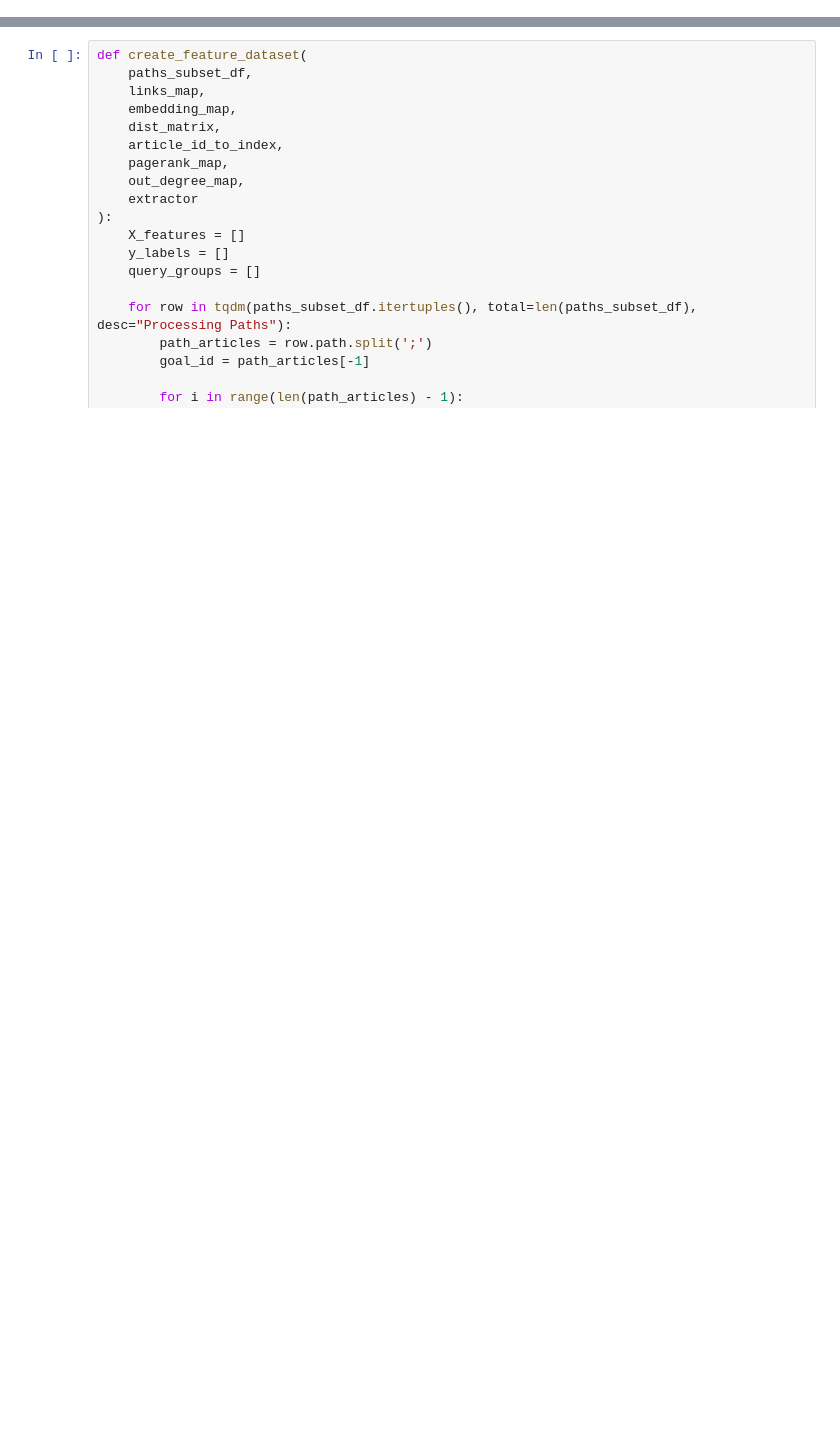
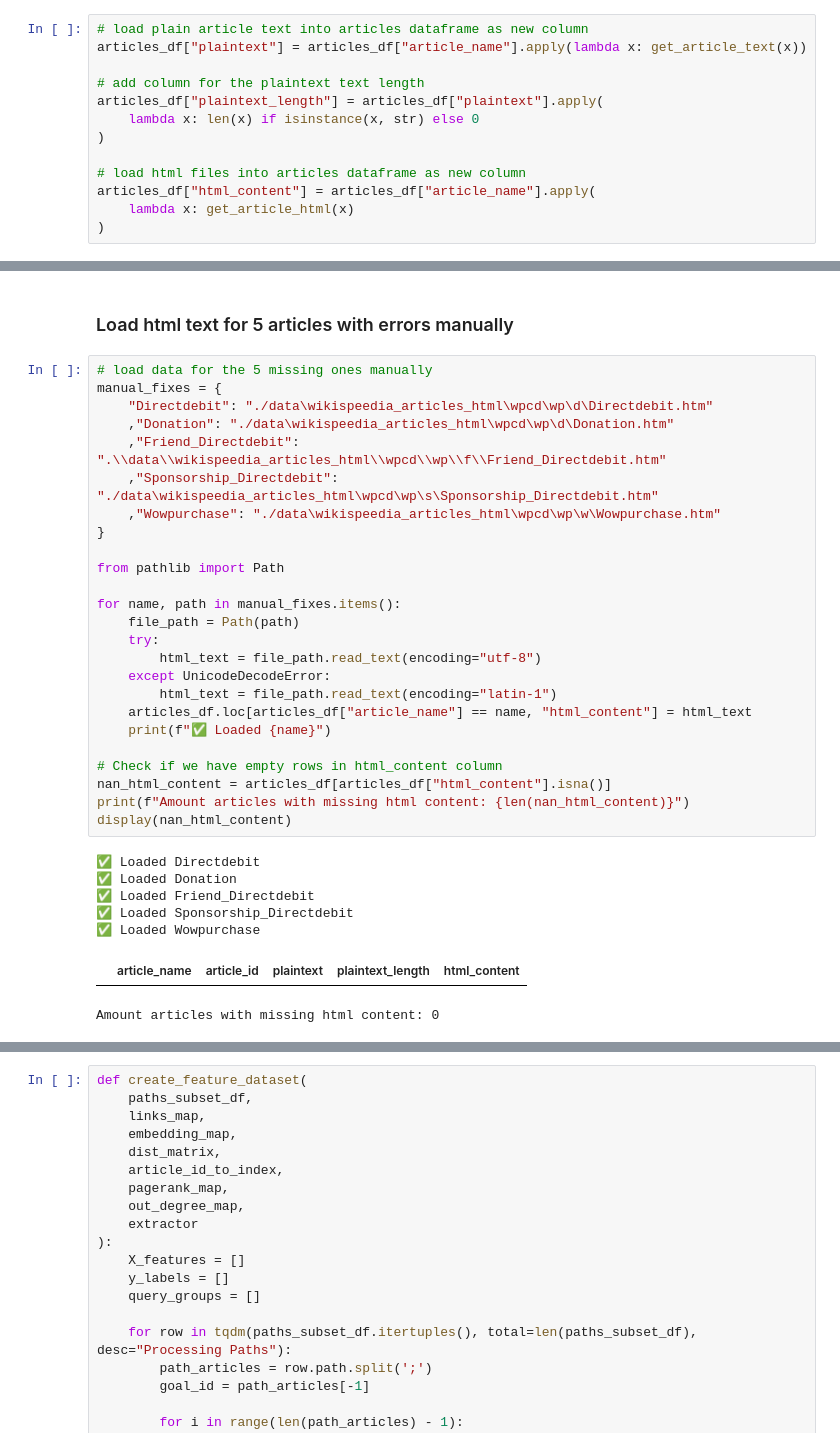
Before and after one commit to au-nlp/project-milestone-p2-group2, a Jupyter notebook: main.ipynb, the cells around one changed output, grey strips where cells are left out. Cells and saved outputs as stored; diff of their text form; blank space fills up the shorter version.

```diff
--- a/main.ipynb
+++ b/main.ipynb
@@ -122,0 +127,13 @@ Example missing text: ['Skåneland', 'The_Last_Supper_(Leonardo)', 'History_of_M
+# %%
+# load plain article text into articles dataframe as new column
+articles_df["plaintext"] = articles_df["article_name"].apply(lambda x: get_article_text(x))
+
+# add column for the plaintext text length
+articles_df["plaintext_length"] = articles_df["plaintext"].apply(
+    lambda x: len(x) if isinstance(x, str) else 0
+)
+
+# load html files into articles dataframe as new column
+articles_df["html_content"] = articles_df["article_name"].apply(
+    lambda x: get_article_html(x)
+)
@@ -122,0 +146,35 @@ Example missing text: ['Skåneland', 'The_Last_Supper_(Leonardo)', 'History_of_M
+# %% [markdown]
+### Load html text for 5 articles with errors manually
+# %%
+# load data for the 5 missing ones manually
+manual_fixes = {
+    "Directdebit": "./data\wikispeedia_articles_html\wpcd\wp\d\Directdebit.htm"
+    ,"Donation": "./data\wikispeedia_articles_html\wpcd\wp\d\Donation.htm"
+    ,"Friend_Directdebit": ".\\data\\wikispeedia_articles_html\\wpcd\\wp\\f\\Friend_Directdebit.htm"
+    ,"Sponsorship_Directdebit": "./data\wikispeedia_articles_html\wpcd\wp\s\Sponsorship_Directdebit.htm"
+    ,"Wowpurchase": "./data\wikispeedia_articles_html\wpcd\wp\w\Wowpurchase.htm"
+}
+
+from pathlib import Path
+
+for name, path in manual_fixes.items():
+    file_path = Path(path)
+    try:
+        html_text = file_path.read_text(encoding="utf-8")
+    except UnicodeDecodeError:
+        html_text = file_path.read_text(encoding="latin-1")
+    articles_df.loc[articles_df["article_name"] == name, "html_content"] = html_text
+    print(f"✅ Loaded {name}")
+
+# Check if we have empty rows in html_content column
+nan_html_content = articles_df[articles_df["html_content"].isna()]
+print(f"Amount articles with missing html content: {len(nan_html_content)}")
+display(nan_html_content)
+# %% [output]
+✅ Loaded Directdebit
+✅ Loaded Donation
+✅ Loaded Friend_Directdebit
+✅ Loaded Sponsorship_Directdebit
+✅ Loaded Wowpurchase
+|  | article_name | article_id | plaintext | plaintext_length | html_content |
+Amount articles with missing html content: 0
```
Also changed, not shown: parts of 32 cells of this notebook.
